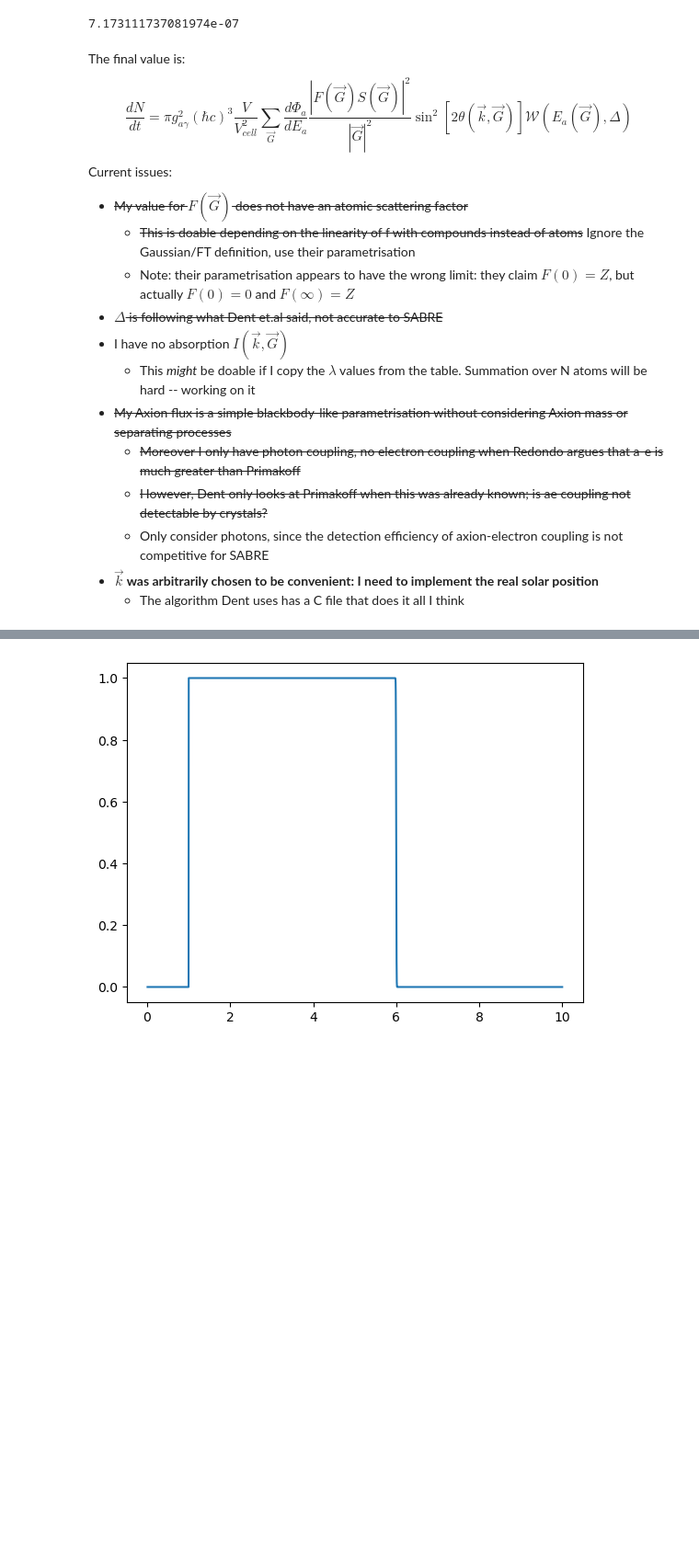
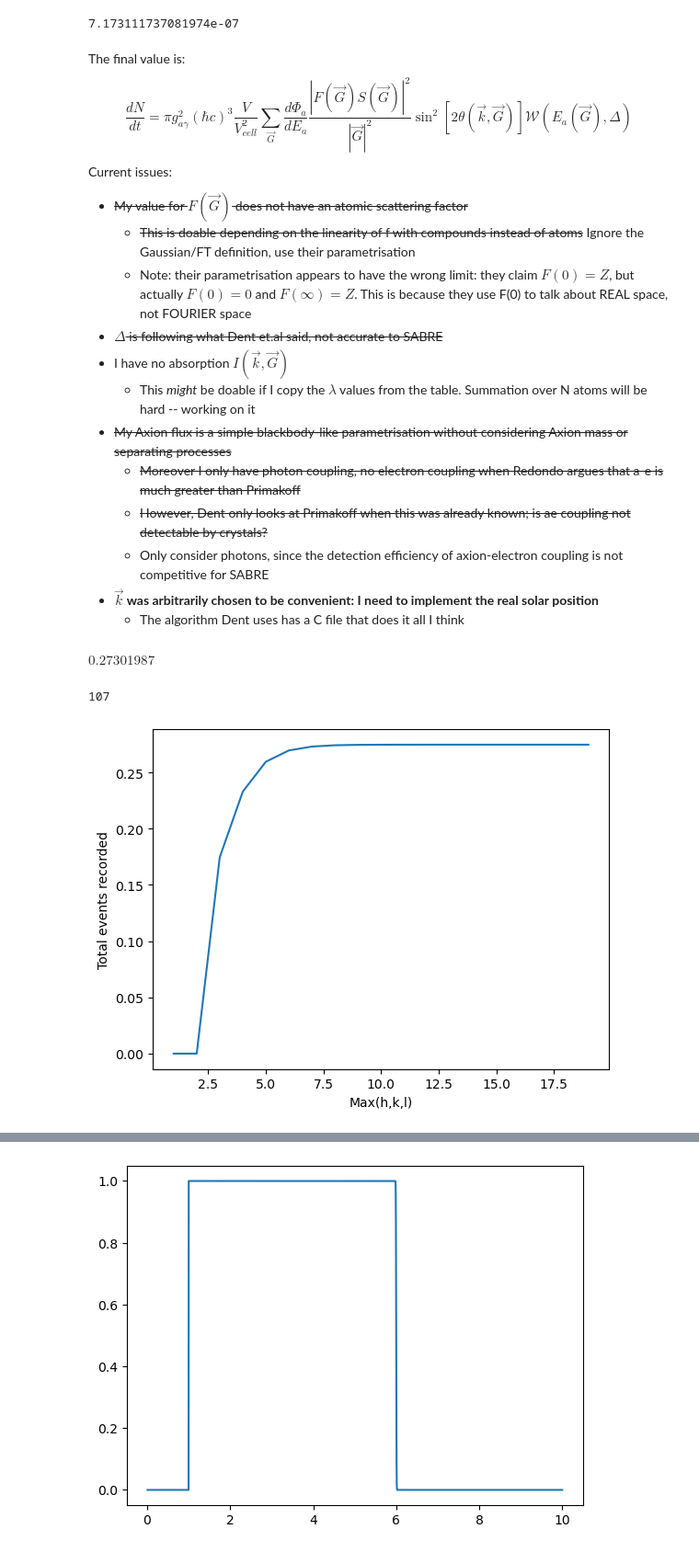
Before and after one commit to Taaseen-Islam-u7121940/Axion-Flux, a Jupyter notebook: Code/solar_flux_vectored.ipynb, the cells around one changed output, grey strips where cells are left out. Shown: that part at 92% size. Cells and saved outputs as stored; diff of their text form; code cells hidden in the pictures; blank space fills up the shorter version.

Commit message:
Added solar_flux_clean to compute dndt in one go

```diff
--- a/Code/solar_flux_vectored.ipynb
+++ b/Code/solar_flux_vectored.ipynb
@@ -127,9 +130,9 @@ def make_delta(energy):
 # %% [markdown]
 Define the possible values of $(h,k,l)$ and therefore $\vec{G} = \frac{2\pi}{a}(h,k,l)$. Define also $|\vec{G}|^2$ and therefore $F_A(q)$ and $\hat{G}$
 # %%
-hkl = np.array(make_hkl_s(max_h = 5,
-                        max_k = 5,
-                        max_l = 5)) #Indexed to [25,2], removing trivial case
+hkl = np.array(make_hkl_s(max_h = 6,
+                          max_k = 6,
+                          max_l = 6)) #Indexed to [25,2], removing trivial case
 # compare with (h+k+l) even against (h,k,l) all add/all even
 
 g_arr = (2*np.pi/a)*hkl #G vectors, in AA^(-1)
@@ -241,7 +234,7 @@ $$\frac{dN}{dt} = \pi g_{a\gamma}^2 (\hbar c)^3 \frac{V}{V_{cell}^2}\sum_{\vec{G
 Current issues:
 - ~~My value for $F(\vec{G})$ does not have an atomic scattering factor~~
     - ~~This is doable depending on the linearity of f with compounds instead of atoms~~ Ignore the Gaussian/FT definition, use their parametrisation
-    - Note: their parametrisation appears to have the wrong limit: they claim $F(0)=Z$, but actually $F(0)=0$ and $F(\infty)=Z$
+    - Note: their parametrisation appears to have the wrong limit: they claim $F(0)=Z$, but actually $F(0)=0$ and $F(\infty)=Z$. This is because they use F(0) to talk about REAL space, not FOURIER space
 - ~~$\Delta$ is following what Dent et.al said, not accurate to SABRE~~
 - I have no absorption $I(\vec{k}, \vec{G})$
     - This _might_ be doable if I copy the $\lambda$ values from the table. Summation over N atoms will be hard -- working on it
@@ -251,3 +244,26 @@ Current issues:
     - Only consider photons, since the detection efficiency of axion-electron coupling is not competitive for SABRE
 - **$\vec{k}$ was arbitrarily chosen to be convenient: I need to implement the real solar position**
     - The algorithm Dent uses has a C file that does it all I think
+# %%
+#Define constants
+a = 6.642 #Lattice constant, Angstroms = 1e-10m, from Dent paper.
+hbar_kevs = (const.hbar.to(unit.keV*unit.s)).value #hbar, keV*s, from astropy
+c_aas = (const.c.to(unit.AA/unit.s)).value #speed of light, angstrom/s (cancels with a), from astropy
+me_hca = (const.m_e/((const.hbar/(const.c*unit.AA)).si)).value #Electron mass, in units of... hbar/(c*AA) to cancel with |G| (LMAOOOOO)
+me_hca
+
+# Define unknown constants
+g_agg = 2e-10 #g_agg (axion-photon-photon) coupling constant; in GeV^(-1) (for photon coalescence)
+g_ag = 1e-10 #Axion-photon coupling (Primakoff process), in GeV^(-1).
+#Upper bound on g_ag of 2.7e-10 from the Sun, see Di Luzio's review
+lmda = (g_agg/(1e-8))**4
+phi_0 = 5.95e14 #in cm^(-2) s^(-1)
+E_0    = 1.103 #in keV
+
+#Crystal Geometry
+diam = 110*unit.mm
+hgt = 250*unit.mm
+#vol = ((np.pi*(diam/2)**2*hgt).to(unit.AA**3)).value #Crystal volume, in AA^3
+vol = ((50*unit.kg/(3.67*unit.g*(unit.cm)**(-3))).to(unit.AA**3)).value
+#Make volume make the mass like 7kg
+vol_cell = 67.71 #In AA^3, from Dent paper
@@ -253,0 +306,20 @@ Current issues:
+# %%
+complete_dndt(max_hkl=7)
+# %% [output]
+$0.27301987 \; \mathrm{}$
+# %%
+len(make_hkl_s(max_h=6, max_k=6, max_l=6))
+# %% [output]
+107
+# %%
+hkl_max_list = range(1,20)
+y_axis = []
+for x_value in hkl_max_list:
+    y_axis.append(complete_dndt(max_hkl=x_value))
+
+plt.plot(hkl_max_list, y_axis)
+plt.xlabel("Max(h,k,l)")
+plt.ylabel("Total events recorded")
+plt.show()
+# %% [output]
+[figure, added]
```
Also changed, not shown: parts of 17 cells of this notebook, 2 other files.
